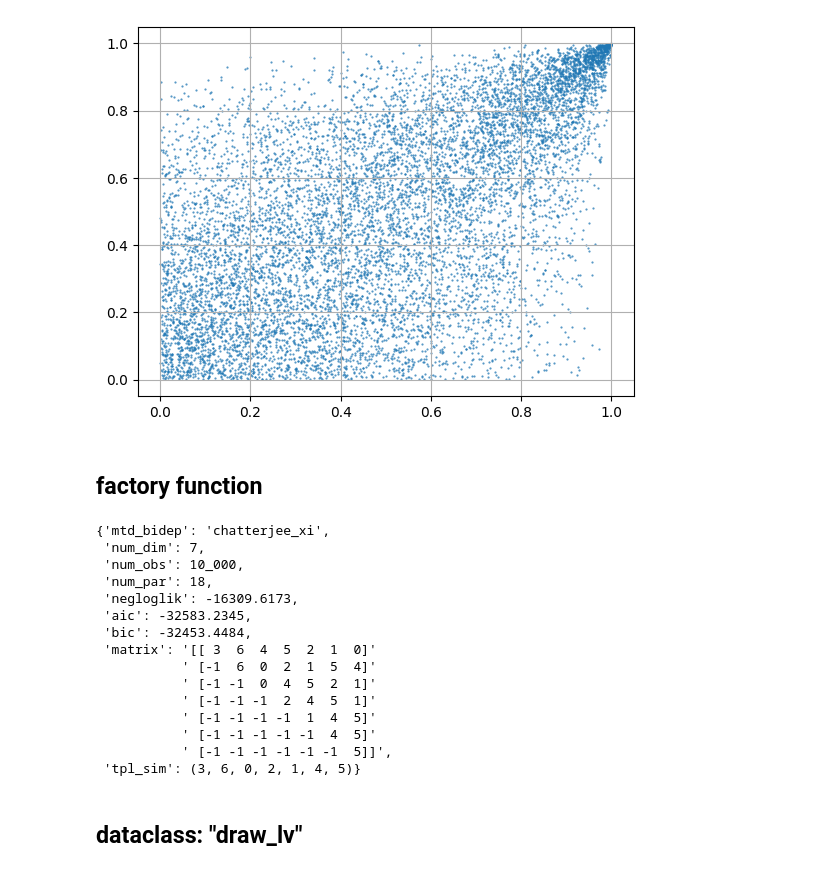
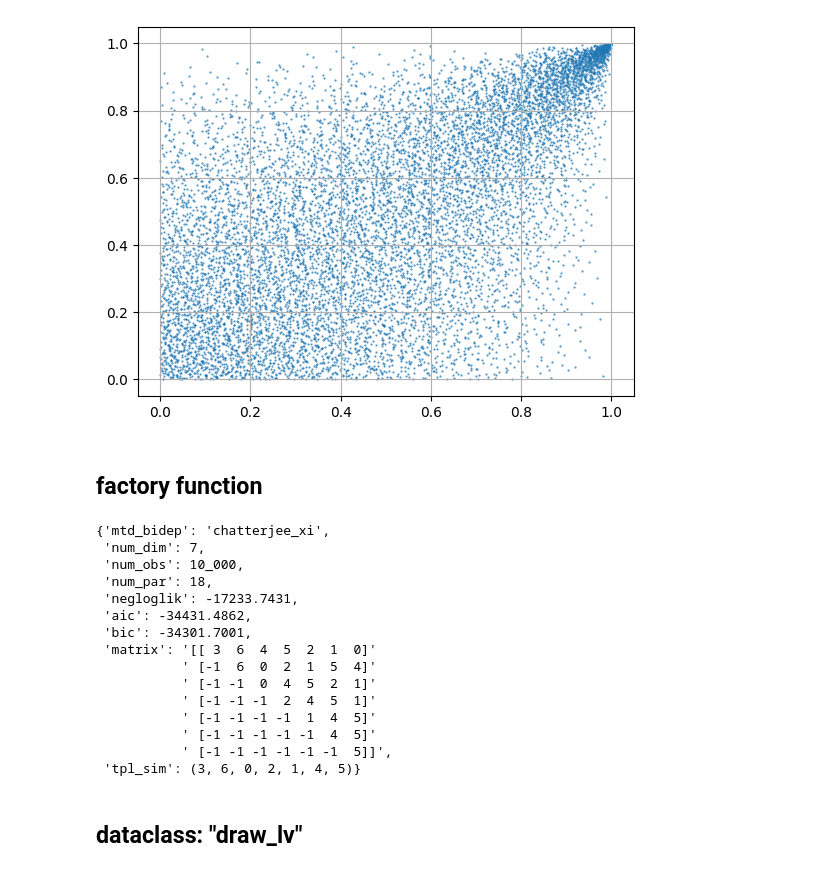
Before and after one commit to TY-Cheng/torchvinecopulib, a Jupyter notebook: examples/1_vinecop.ipynb, the cells around one changed output. Saved outputs shown, nothing was run; the diff lists cells and outputs as text; code cells hidden in the pictures.

```diff
--- a/examples/1_vinecop.ipynb
+++ b/examples/1_vinecop.ipynb
@@ -55,12 +55,12 @@ bidep func avail: ['chatterjee_xi', 'ferreira_tail_dep_coeff', 'kendall_tau', 'm
 # %%
 # simulate multivariate copula data from bicop
 mdl_vcp = tvc.vinecop.vcp_from_sim(num_dim=NUM_DIM, seed=seed)
-V_mvcp = mdl_vcp.sim(num_sim=num_sim, device=DEVICE)
+V_mvcp = mdl_vcp.sim(num_sim=num_sim, device=DEVICE, is_sobol=True)
 # visualize first two dim
 plt.scatter(*V_mvcp[:, [0, 1]].T.cpu(), s=0.3, alpha=0.8)
 plt.grid()
 # %% [output]
-[figure, old version]
+[figure, new version]
 # %% [markdown]
 ## factory function
 # %%
@@ -72,9 +72,9 @@ print(mdl_vcp)
  'num_dim': 7,
  'num_obs': 10_000,
  'num_par': 18,
- 'negloglik': -16309.6173,
- 'aic': -32583.2345,
- 'bic': -32453.4484,
+ 'negloglik': -17233.7431,
+ 'aic': -34431.4862,
+ 'bic': -34301.7001,
  'matrix': '[[ 3  6  4  5  2  1  0]'
            ' [-1  6  0  2  1  5  4]'
            ' [-1 -1  0  4  5  2  1]'
```
Also changed, not shown: parts of 9 cells of this notebook, 45 other files.
